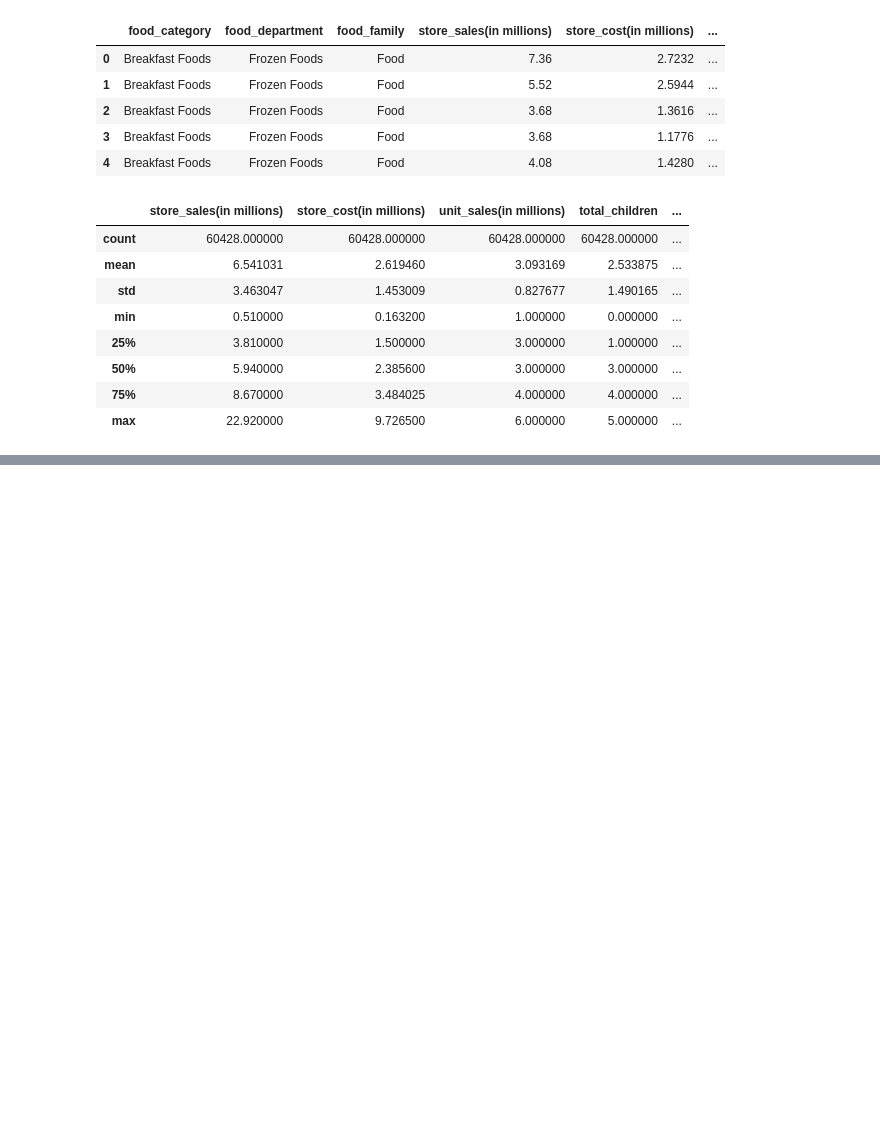
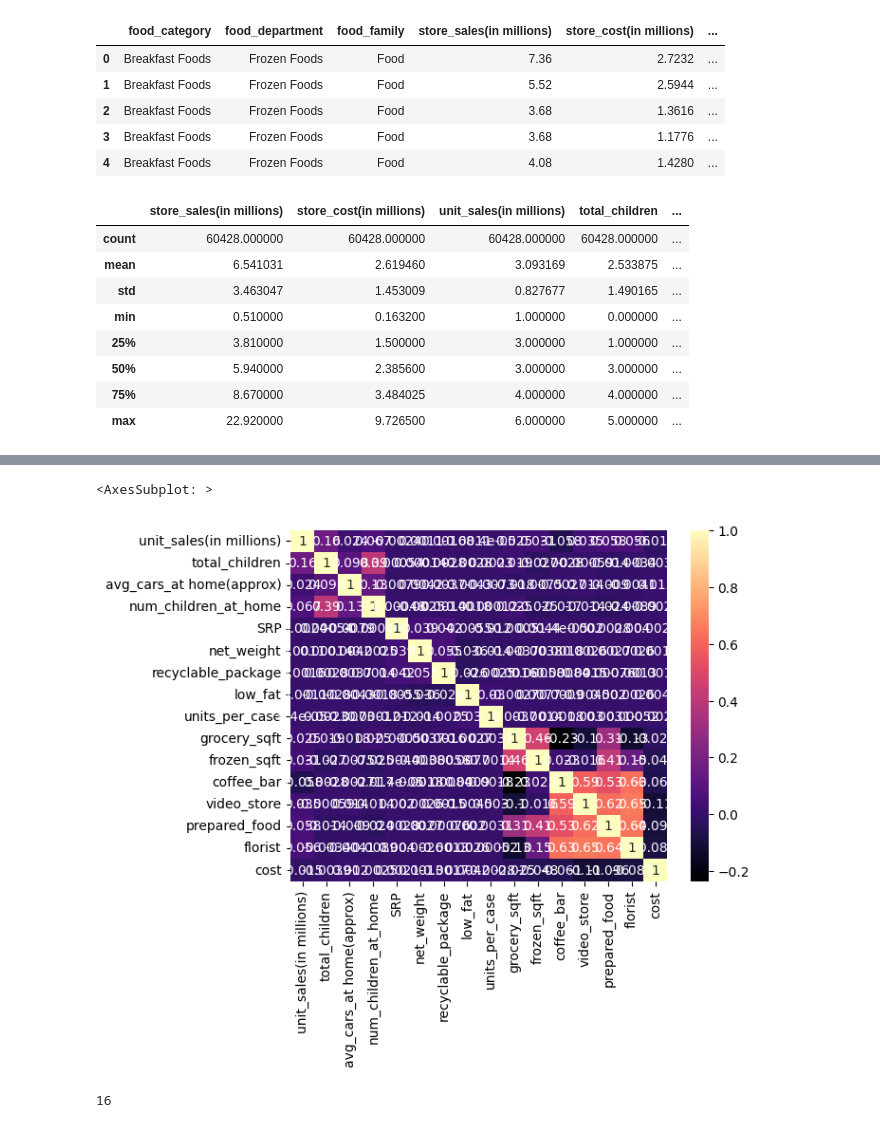
Before and after one commit to timosean/ML-playground, a Jupyter notebook: eda/practice.ipynb, the cells around one changed output, grey strips where cells are left out. Saved outputs shown, nothing was run; the diff lists cells and outputs as text; code cells hidden in the pictures; blank space fills up the shorter version.

```diff
--- a/eda/practice.ipynb
+++ b/eda/practice.ipynb
@@ -36,0 +85,2 @@ data.describe()
+# %%
+df = df.drop(columns=['salad_bar', 'gross_weight', 'avg_cars_at home(approx).1', 'meat_sqft', 'store_sales(in millions)', 'store_sqft', 'store_cost(in millions)'])
@@ -36,0 +128,3 @@ data.describe()
+# %%
+sns.heatmap(data=df.corr(), cmap="magma", annot=True)
+# %% [output]
@@ -36,0 +132,14 @@ data.describe()
+<AxesSubplot: >
+[figure, added]
+# %%
+# 일단 object형이 아닌 column들 뽑아보기
+from pandas.api.types import is_string_dtype
+numeric_columns = []
+
+for col in df.columns:
+    if(not is_string_dtype(df[col])):
+        numeric_columns.append(col)
+
+len(numeric_columns)
+# %% [output]
+16
```
Also changed, not shown: parts of 13 cells of this notebook.
